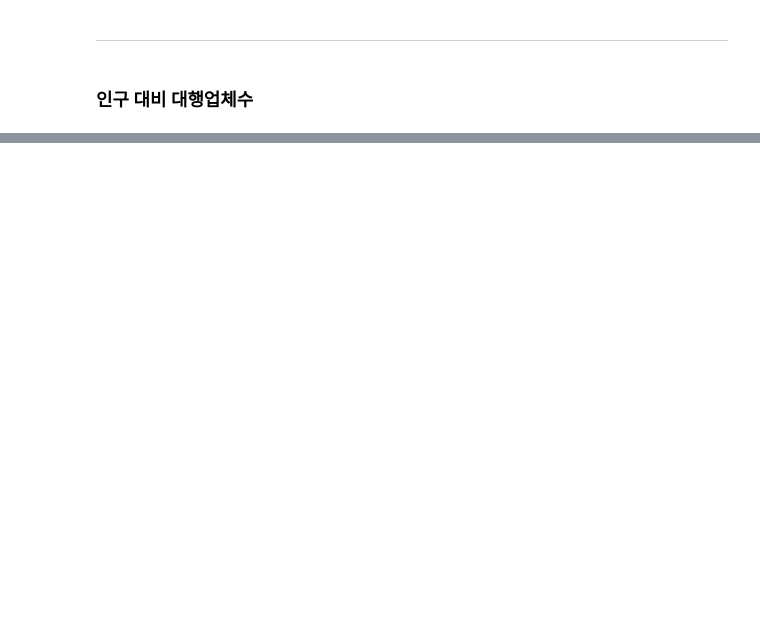
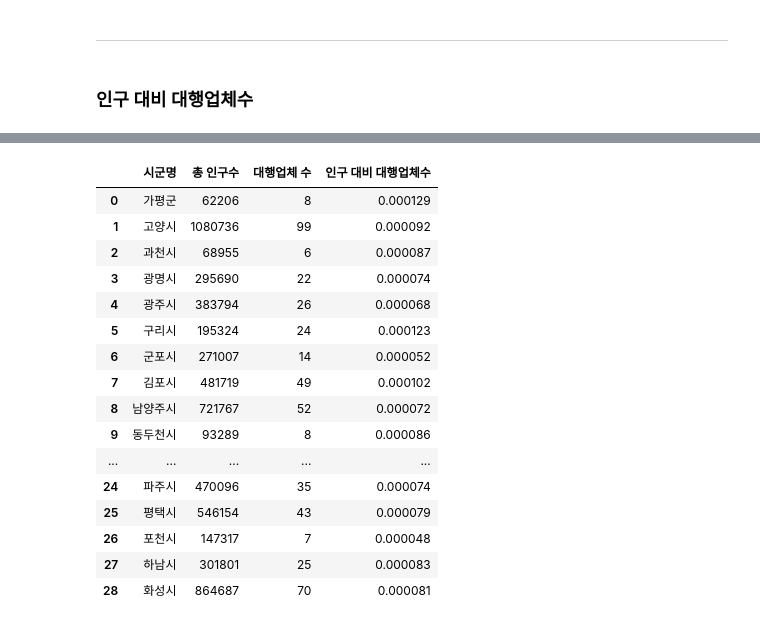
Before and after one commit to 2021-Companion-dog-analysis/Project, a Jupyter notebook: PJT/junhyuk/visual project.ipynb, the cells around one changed output, grey strips where cells are left out. Saved outputs shown, nothing was run; the diff lists cells and outputs as text; code cells hidden in the pictures; blank space fills up the shorter version.

```diff
--- a/PJT/junhyuk/visual project.ipynb
+++ b/PJT/junhyuk/visual project.ipynb
@@ -380,0 +414,21 @@ ValueError: Cannot merge a Series without a name
+# %%
+rate_pop_store['인구 대비 대행업체수'] = rate_pop_store['대행업체 수'] / rate_pop_store['총 인구수']
+rate_pop_store
+# %% [output]
+|  | 시군명 | 총 인구수 | 대행업체 수 | 인구 대비 대행업체수 |
+| 0 | 가평군 | 62206 | 8 | 0.000129 |
+| 1 | 고양시 | 1080736 | 99 | 0.000092 |
+| 2 | 과천시 | 68955 | 6 | 0.000087 |
+| 3 | 광명시 | 295690 | 22 | 0.000074 |
+| 4 | 광주시 | 383794 | 26 | 0.000068 |
+| 5 | 구리시 | 195324 | 24 | 0.000123 |
+| 6 | 군포시 | 271007 | 14 | 0.000052 |
+| 7 | 김포시 | 481719 | 49 | 0.000102 |
+| 8 | 남양주시 | 721767 | 52 | 0.000072 |
+| 9 | 동두천시 | 93289 | 8 | 0.000086 |
+| ... | ... | ... | ... | ... |
+| 24 | 파주시 | 470096 | 35 | 0.000074 |
+| 25 | 평택시 | 546154 | 43 | 0.000079 |
+| 26 | 포천시 | 147317 | 7 | 0.000048 |
+| 27 | 하남시 | 301801 | 25 | 0.000083 |
+| 28 | 화성시 | 864687 | 70 | 0.000081 |
```
Also changed, not shown: parts of 14 cells of this notebook, 2 other files.
